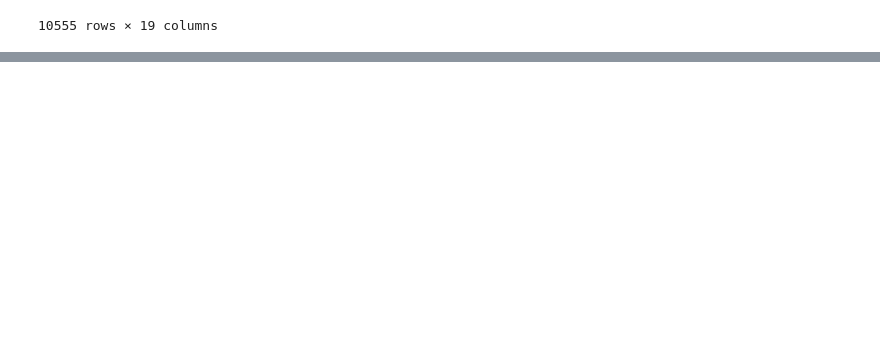
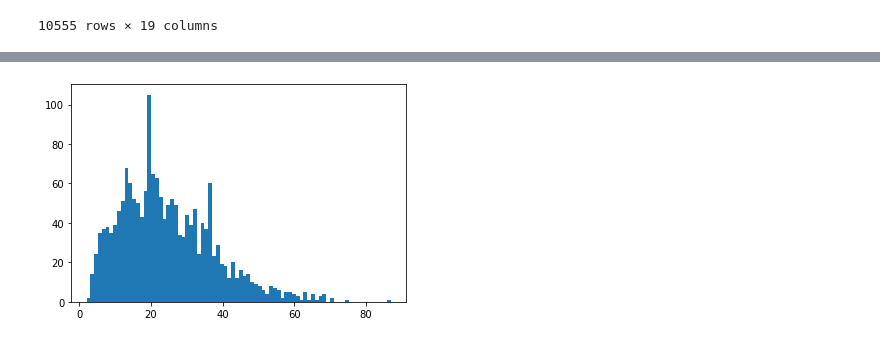
Before and after one commit to Jonathan-Lloyd/Hockey, a Jupyter notebook: Notebook/Creating Grading System.ipynb, the cells around one changed output, grey strips where cells are left out. Cells and saved outputs as stored; diff of their text form; code cells hidden in the pictures; blank space fills up the shorter version.

```diff
--- a/Notebook/Creating Grading System.ipynb
+++ b/Notebook/Creating Grading System.ipynb
@@ -143,3 +156,29 @@ def score_rating(row):
-# %%
-#adding a column with the values returned in the above function
-all_dfs['scoring rtg'] = all_dfs.apply(score_rating, axis=1)
+# %%
+def score_rating(row):
+    if row['goals'] <= 3:
+        val = 3
+    elif row['goals'] <= 6:
+        val = 4
+    elif row['goals'] <= 9 :
+        val = 5
+    elif row['goals'] <= 12 :
+        val = 6
+    elif row['goals'] <= 15 :
+        val = 7
+    elif row['goals'] <= 18:
+        val = 8
+    elif row['goals'] <= 21:
+        val = 9
+    elif row['goals'] >=22:
+        val = 10
+    else:
+        val = 0
+    return val
+all_dfs['def_scoring_rtg'] = all_dfs[all_dfs['position']=='Defenseman'].apply(score_rating, axis=1)
+# %%
+true_passing= all_dfs[all_dfs['games']>70]
+fwd_passing = true_passing[true_passing['position']=='Forward']
+def_passing = true_passing[true_passing['position']=='Defenseman']
+plt.hist(fwd_passing['assists'],bins=80);
+# %% [output]
+[figure, added]
```
Also changed, not shown: parts of 49 cells of this notebook, 10 other files.
